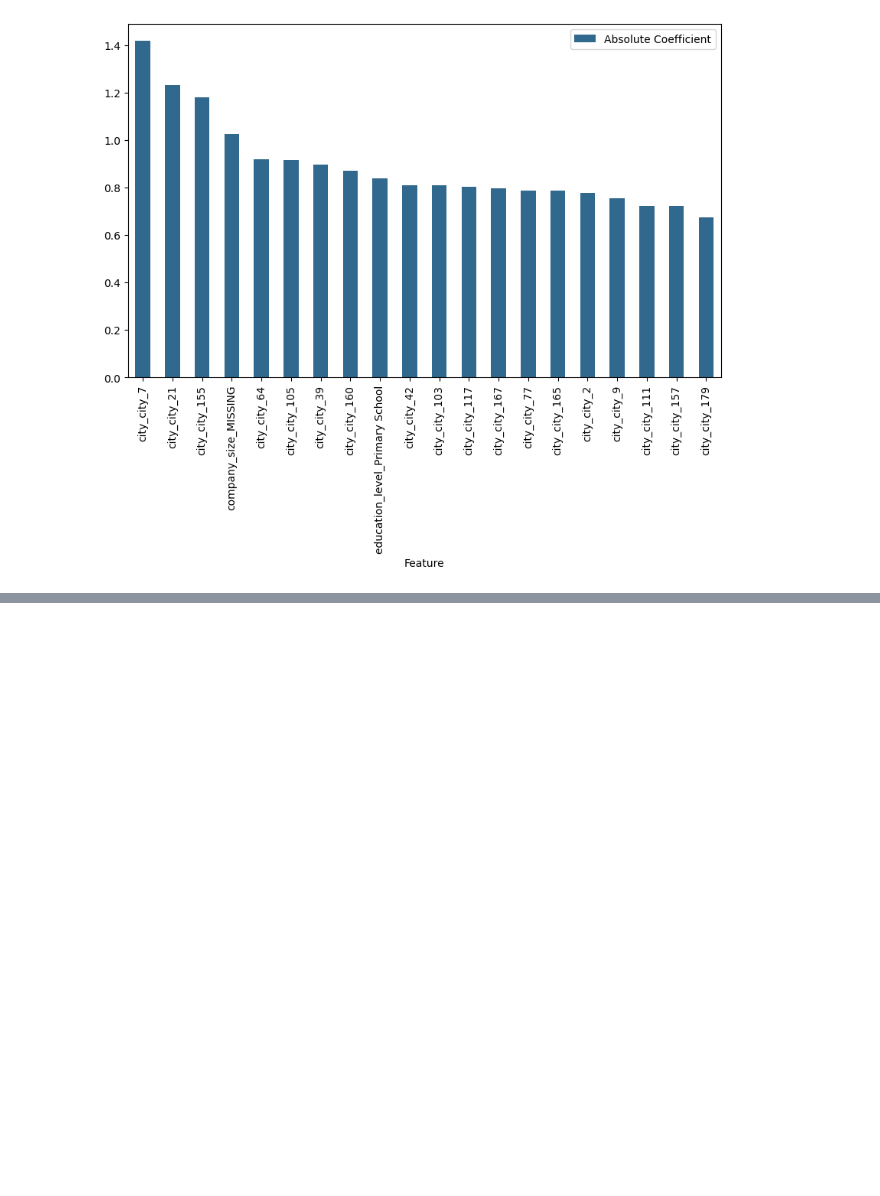
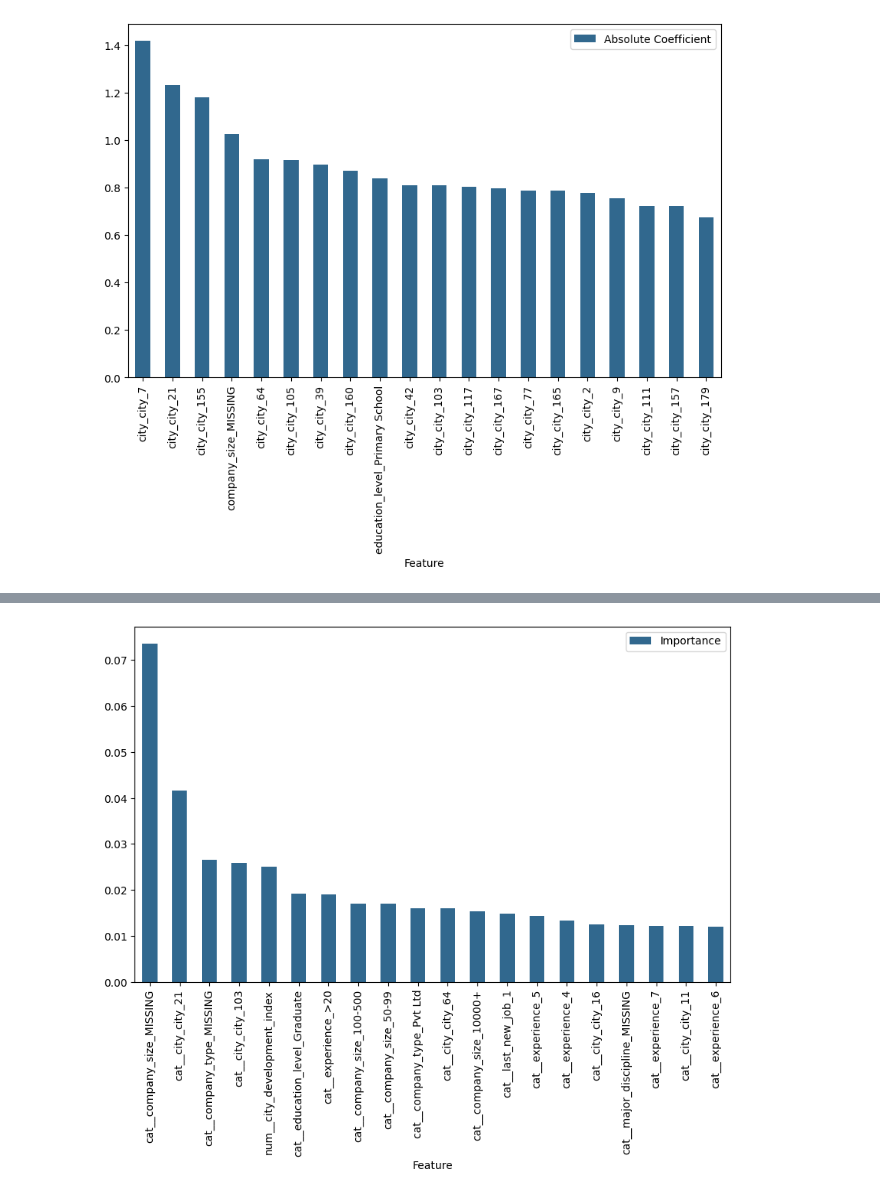
Before and after one commit to scheinmensch/HR-Analytics, a Jupyter notebook: Model.ipynb, the cells around one changed output, grey strips where cells are left out. Saved outputs shown, nothing was run; the diff lists cells and outputs as text; code cells hidden in the pictures; blank space fills up the shorter version.

```diff
--- a/Model.ipynb
+++ b/Model.ipynb
@@ -425,0 +499,15 @@ bootstrap= True, class_weight= None, criterion= 'gini', max_depth= 30, max_featu
+# %%
+feature_importances = xgb.named_steps['xgb'].feature_importances_
+
+# Get feature names from the preprocessor
+feature_names = xgb.named_steps['preprocessor'].get_feature_names_out()
+
+# Create a DataFrame to display feature importance
+feature_importance_df = pd.DataFrame({'Feature': feature_names, 'Importance': feature_importances})
+
+# Sort the DataFrame by importance in descending order
+feature_importance_df = feature_importance_df.sort_values(by='Importance', ascending=False).head(20)
+
+feature_importance_df.plot(x='Feature', y='Importance', kind='bar', figsize=(10, 6), color='#31688e');
+# %% [output]
+[figure, added]
```
Also changed, not shown: parts of 31 cells of this notebook.
